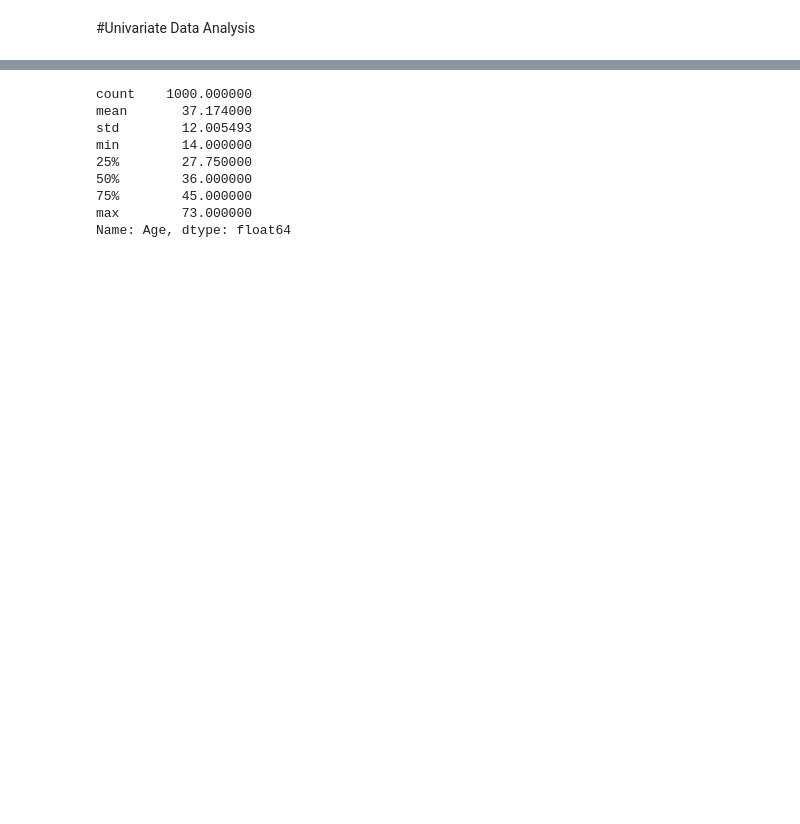
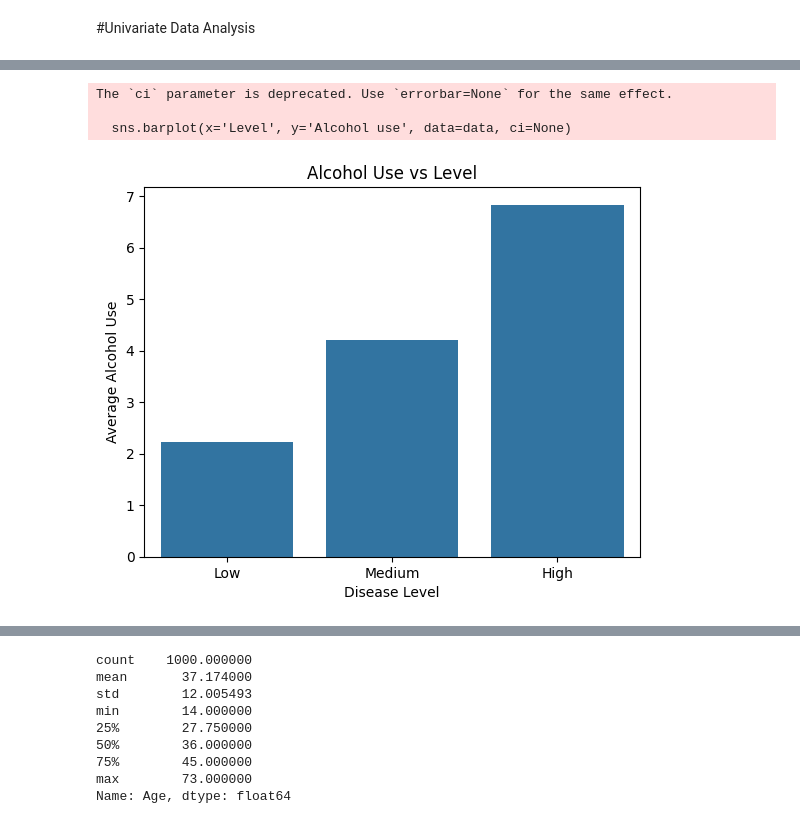
Before and after one commit to mazenbuk/intern, a Jupyter notebook: intern.ipynb, the cells around one changed output, grey strips where cells are left out. Cells and saved outputs as stored; diff of their text form; code cells hidden in the pictures; blank space fills up the shorter version.

```diff
--- a/intern.ipynb
+++ b/intern.ipynb
@@ -52,0 +121,11 @@ data
+# %%
+sns.barplot(x='Level', y='Alcohol use', data=data, ci=None)
+plt.title('Alcohol Use vs Level')
+plt.xlabel('Disease Level')
+plt.ylabel('Average Alcohol Use')
+plt.show()
+# %% [output]
+The `ci` parameter is deprecated. Use `errorbar=None` for the same effect.
+
+  sns.barplot(x='Level', y='Alcohol use', data=data, ci=None)
+[figure, added]
```
Also changed, not shown: parts of 89 cells of this notebook.
